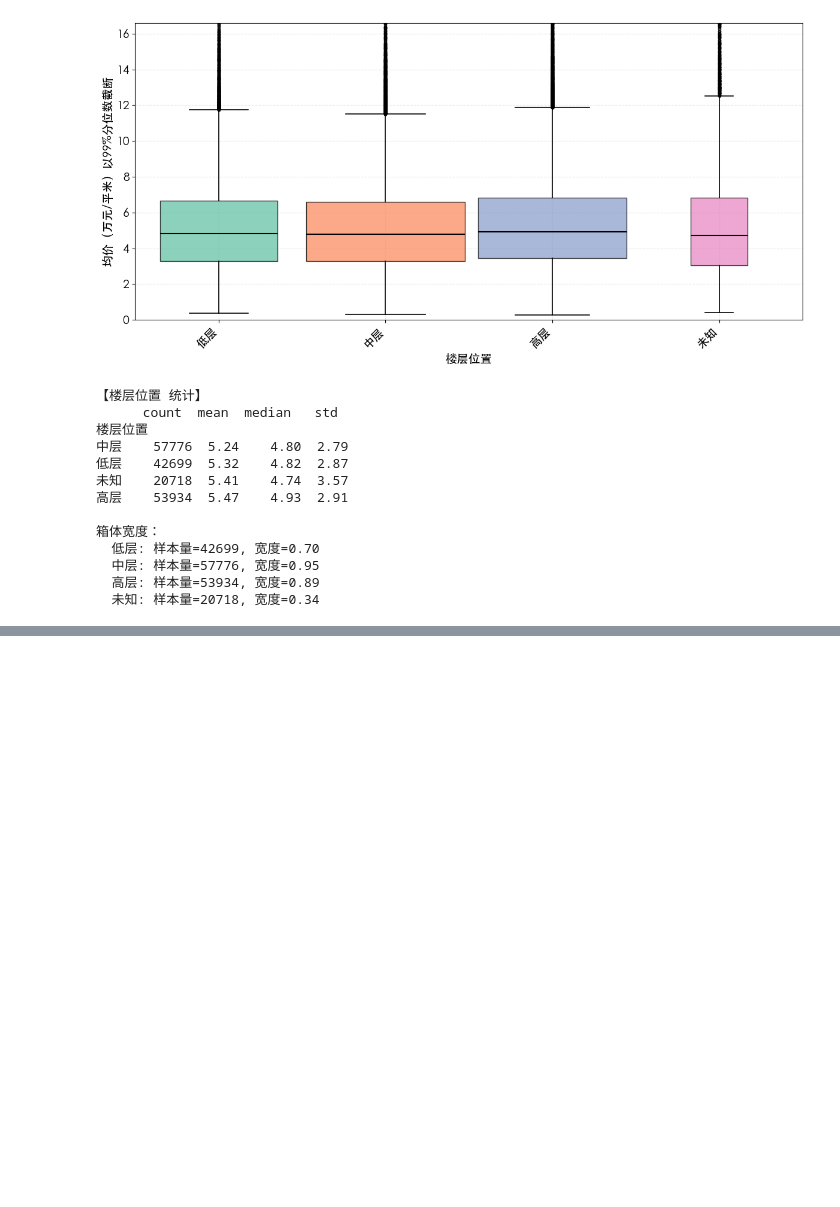
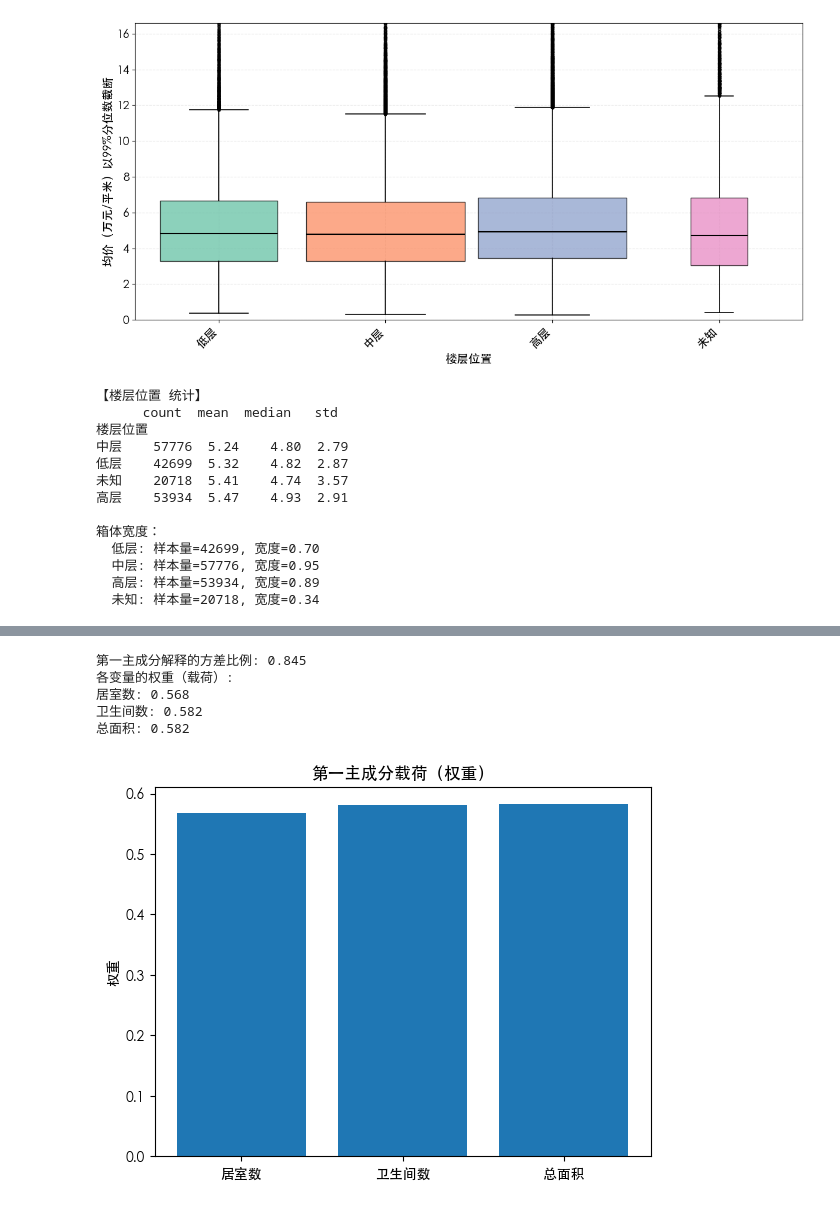
Before and after one commit to jiangwen9477/shanghai-house-price-research, a Jupyter notebook: code.ipynb, the cells around one changed output, grey strips where cells are left out. Saved outputs shown, nothing was run; the diff lists cells and outputs as text; code cells hidden in the pictures; blank space fills up the shorter version.

```diff
--- a/code.ipynb
+++ b/code.ipynb
@@ -1049,0 +1313,37 @@ df = pd.read_pickle("上海二手房数据.pkl")
+# %%
+import pandas as pd
+import numpy as np
+from sklearn.decomposition import PCA
+from sklearn.preprocessing import StandardScaler
+import matplotlib.pyplot as plt
+
+pca_vars = ['居室数', '卫生间数', '总面积']  # 也可以加入其他相关变量如 '厅堂数'
+
+# 1. 标准化（必需：PCA 对尺度敏感）
+scaler = StandardScaler()
+X_scaled = scaler.fit_transform(df[pca_vars])
+
+# 2. 拟合 PCA，提取第一主成分
+pca = PCA(n_components=1)
+pc1 = pca.fit_transform(X_scaled)          # 返回一维数组
+df['size_pc1'] = pc1.flatten()            # 添加到原数据框
+
+# 3. 查看解释方差比例
+print(f"第一主成分解释的方差比例: {pca.explained_variance_ratio_[0]:.3f}")
+print("各变量的权重（载荷）:")
+loadings = pca.components_[0]             # 系数向量
+for var, loading in zip(pca_vars, loadings):
+    print(f"{var}: {loading:.3f}")
+
+# 4. 可选：绘制载荷图（理解 PC1 含义）
+plt.bar(pca_vars, loadings)
+plt.title("第一主成分载荷（权重）")
+plt.ylabel("权重")
+plt.show()
+# %% [output]
+第一主成分解释的方差比例: 0.845
+各变量的权重（载荷）:
+居室数: 0.568
+卫生间数: 0.582
+总面积: 0.582
+[figure, added]
```
Also changed, not shown: parts of 11 cells of this notebook, 12 other files.
